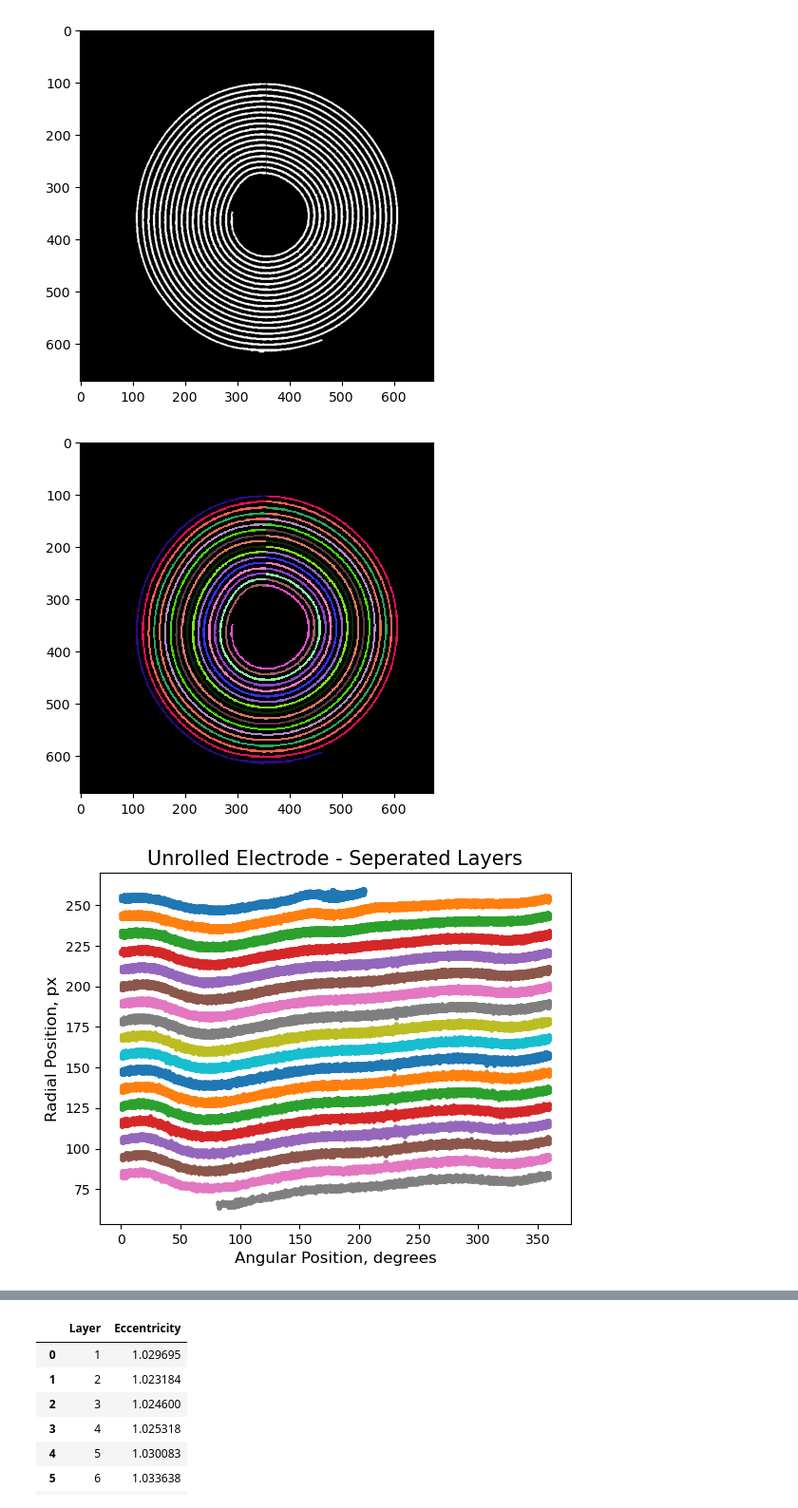
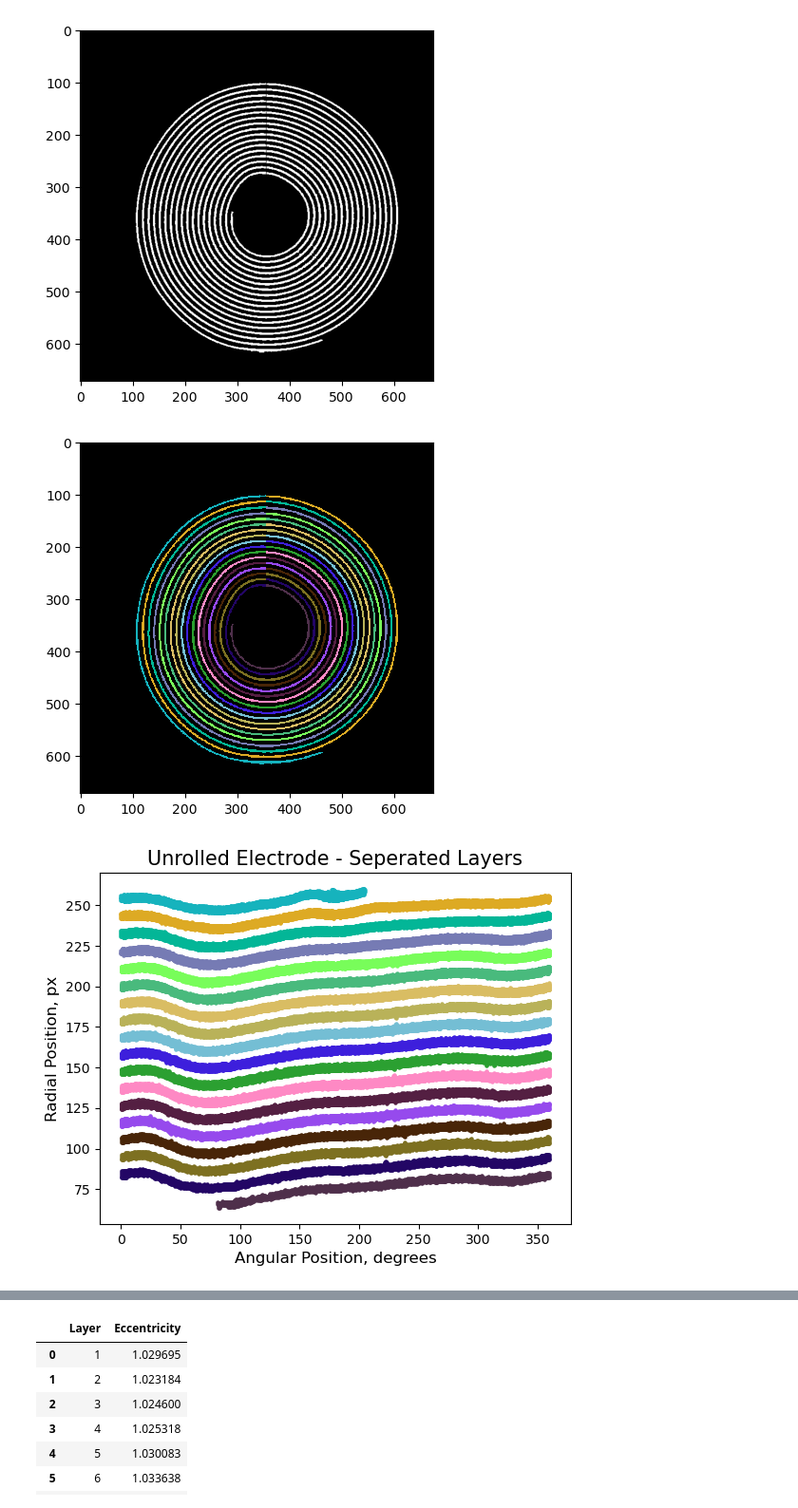
Before and after one commit to MaPhewJ/EIL_image_processing, a Jupyter notebook: mpj_lazy_unwrap.ipynb, the cells around one changed output, grey strips where cells are left out. Shown at 95% size. Saved outputs shown, nothing was run; the diff lists cells and outputs as text; code cells hidden in the pictures.

```diff
--- a/mpj_lazy_unwrap.ipynb
+++ b/mpj_lazy_unwrap.ipynb
@@ -337,29 +337,29 @@ separated, num_labels = label(separated, connectivity=2, return_num=True)
 #plot (need to genreate random colors for each label)
 random_colors = np.random.rand(256, 3)
 random_colors[0] = [0,0,0]
-random_cmap = ListedColormap(random_colors)
+random_cmap = ListedColormap(random_colors[:num_labels+1])
 plt.imshow((separated).astype(np.uint8), cmap=random_cmap, interpolation='none')
 plt.show()
 #save
 io.imwrite('J:/cell_unroll_4jude/separated.tif', separated.astype(np.uint8), format = 'tif')
 # %% [output]
-[figure, old version]
+[figure, new version]
 # %%
 for layer in range(1, num_labels+1):
     label = np.where(separated == layer, 1, 0)
     label_angles = angular_arr * label
     label_angel_arr_masked = ma.masked_where(label_angles == 0, label_angles)
     label_angel_arr_masked = label_angel_arr_masked[label_angel_arr_masked.mask == False].ravel()
     label_radius = dist_transform * label
     label_radius_arr_masked = ma.masked_where(label_radius == 0, label_radius)
     label_radius_arr_masked = label_radius_arr_masked[label_radius_arr_masked.mask == False].ravel()
-    plt.scatter(label_angel_arr_masked, label_radius_arr_masked, s=5)
+    plt.scatter(label_angel_arr_masked, label_radius_arr_masked, s=5, color = random_colors[layer])
 plt.xlabel('Angular Position, degrees', fontsize = 12)
 plt.ylabel('Radial Position, px', fontsize = 12)
 plt.title('Unrolled Electrode - Seperated Layers', fontsize = 15)
 plt.show()
 # %% [output]
-[figure, old version]
+[figure, new version]
 # %%
 def layer_eccentricity(x_values, y_values):
     length = 0.0
```
Also changed, not shown: parts of 1 cell of this notebook.
